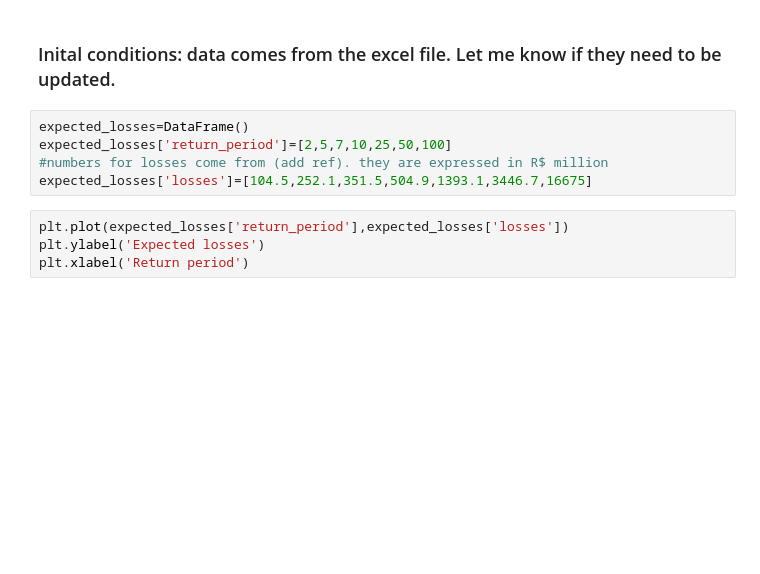
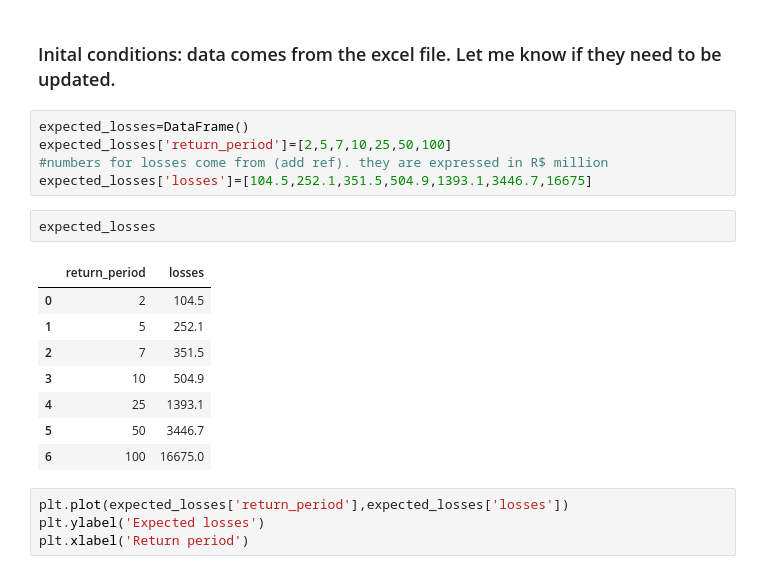
Before and after one commit to julierozenberg/prim, a Jupyter notebook: Daiju example.ipynb, the cells around one changed output. Saved outputs shown, nothing was run; the diff lists cells and outputs as text; blank space fills up the shorter version.

```diff
--- a/Daiju example.ipynb
+++ b/Daiju example.ipynb
@@ -16,6 +16,17 @@ expected_losses=DataFrame()
 expected_losses['return_period']=[2,5,7,10,25,50,100]
 #numbers for losses come from (add ref). they are expressed in R$ million
 expected_losses['losses']=[104.5,252.1,351.5,504.9,1393.1,3446.7,16675]
+# %%
+expected_losses
+# %% [output]
+|  | return_period | losses |
+| 0 | 2 | 104.5 |
+| 1 | 5 | 252.1 |
+| 2 | 7 | 351.5 |
+| 3 | 10 | 504.9 |
+| 4 | 25 | 1393.1 |
+| 5 | 50 | 3446.7 |
+| 6 | 100 | 16675.0 |
 # %%
 plt.plot(expected_losses['return_period'],expected_losses['losses'])
 plt.ylabel('Expected losses')
```
Also changed, not shown: parts of 6 cells of this notebook.
